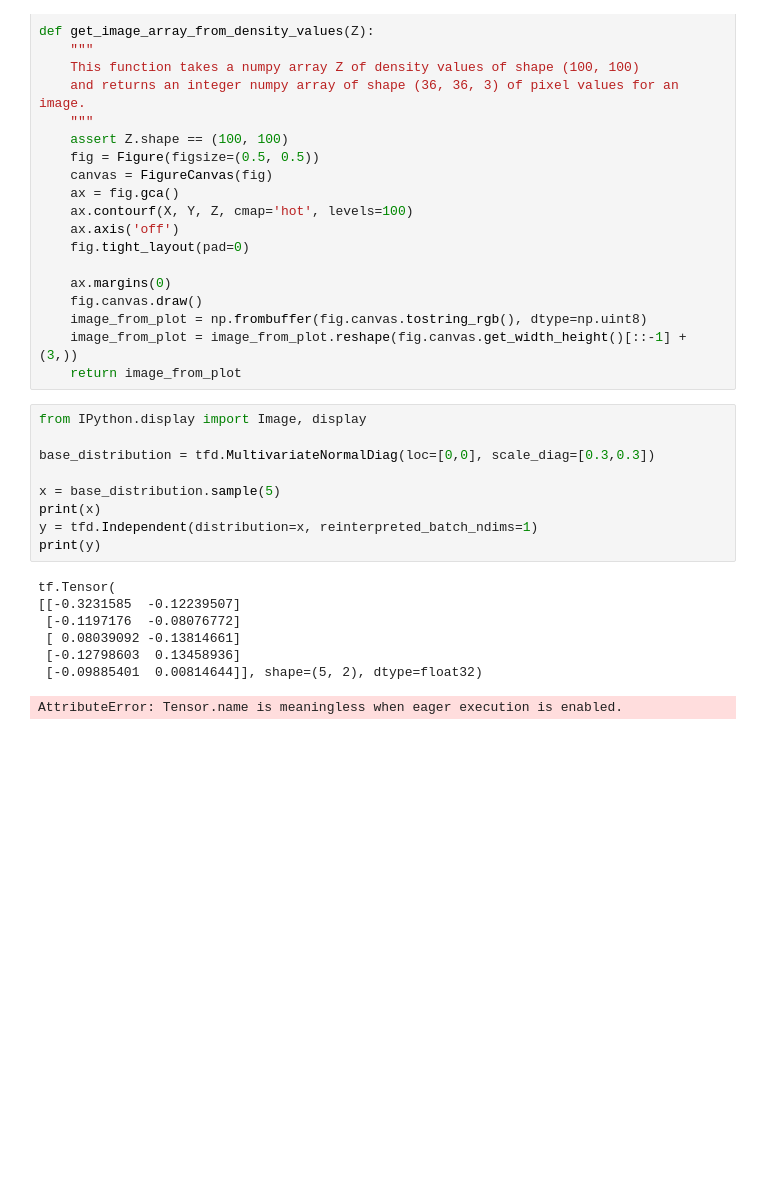
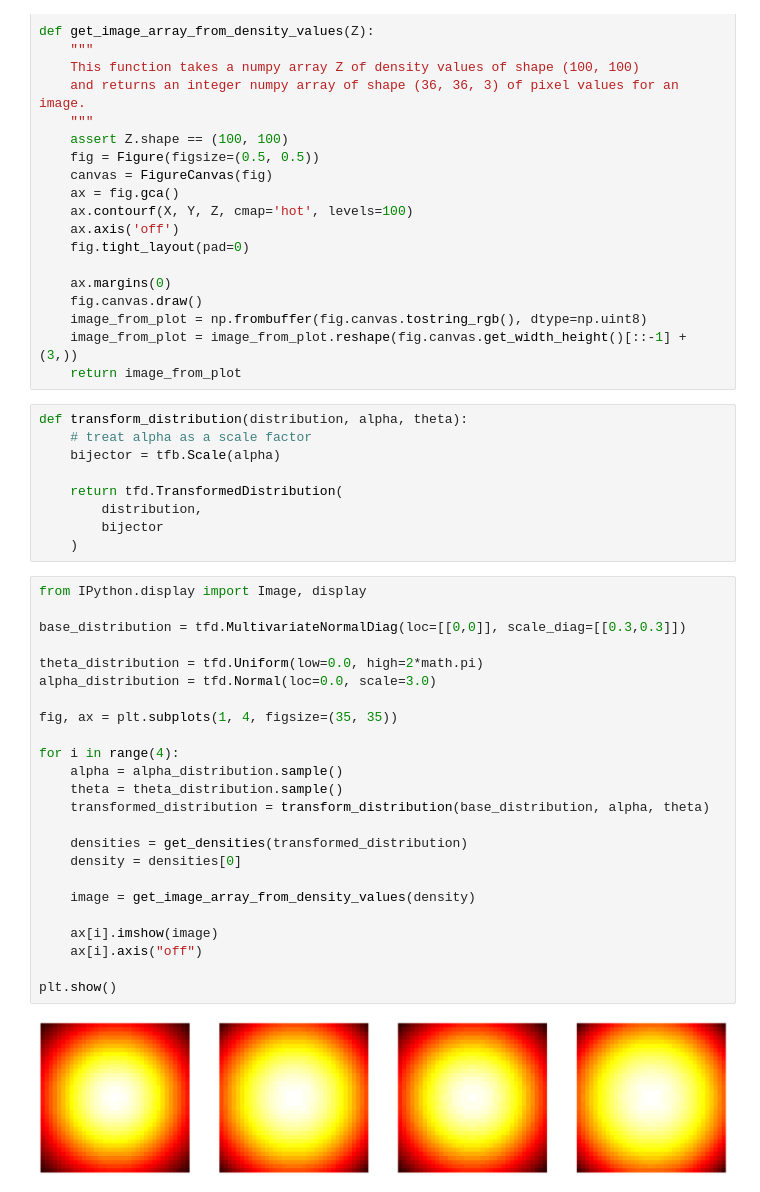
Before and after one commit to JeffRisberg/TensorFlowProbability, a Jupyter notebook: example02.ipynb, the cells around one changed output. Saved outputs shown, nothing was run; the diff lists cells and outputs as text; blank space fills up the shorter version.

```diff
--- a/example02.ipynb
+++ b/example02.ipynb
@@ -56,20 +59,38 @@ def get_image_array_from_density_values(Z):
     image_from_plot = np.frombuffer(fig.canvas.tostring_rgb(), dtype=np.uint8)
     image_from_plot = image_from_plot.reshape(fig.canvas.get_width_height()[::-1] + (3,))
     return image_from_plot
-# %%
-from IPython.display import Image, display
-
-base_distribution = tfd.MultivariateNormalDiag(loc=[0,0], scale_diag=[0.3,0.3])
-
-x = base_distribution.sample(5)
-print(x)
-y = tfd.Independent(distribution=x, reinterpreted_batch_ndims=1)
-print(y)
-# %% [output]
-tf.Tensor(
-[[-0.3231585  -0.12239507]
- [-0.1197176  -0.08076772]
- [ 0.08039092 -0.13814661]
- [-0.12798603  0.13458936]
- [-0.09885401  0.00814644]], shape=(5, 2), dtype=float32)
-AttributeError: Tensor.name is meaningless when eager execution is enabled.
+# %%
+def transform_distribution(distribution, alpha, theta):
+    # treat alpha as a scale factor
+    bijector = tfb.Scale(alpha)
+
+    return tfd.TransformedDistribution(
+        distribution,
+        bijector
+    )
+# %%
+from IPython.display import Image, display
+
+base_distribution = tfd.MultivariateNormalDiag(loc=[[0,0]], scale_diag=[[0.3,0.3]])
+
+theta_distribution = tfd.Uniform(low=0.0, high=2*math.pi)
+alpha_distribution = tfd.Normal(loc=0.0, scale=3.0)
+
+fig, ax = plt.subplots(1, 4, figsize=(35, 35))
+
+for i in range(4):
+    alpha = alpha_distribution.sample()
+    theta = theta_distribution.sample()
+    transformed_distribution = transform_distribution(base_distribution, alpha, theta)
+
+    densities = get_densities(transformed_distribution)
+    density = densities[0]
+
+    image = get_image_array_from_density_values(density)
+
+    ax[i].imshow(image)
+    ax[i].axis("off")
+
+plt.show()
+# %% [output]
+[figure, added]
```
Also changed, not shown: parts of 4 cells of this notebook.
